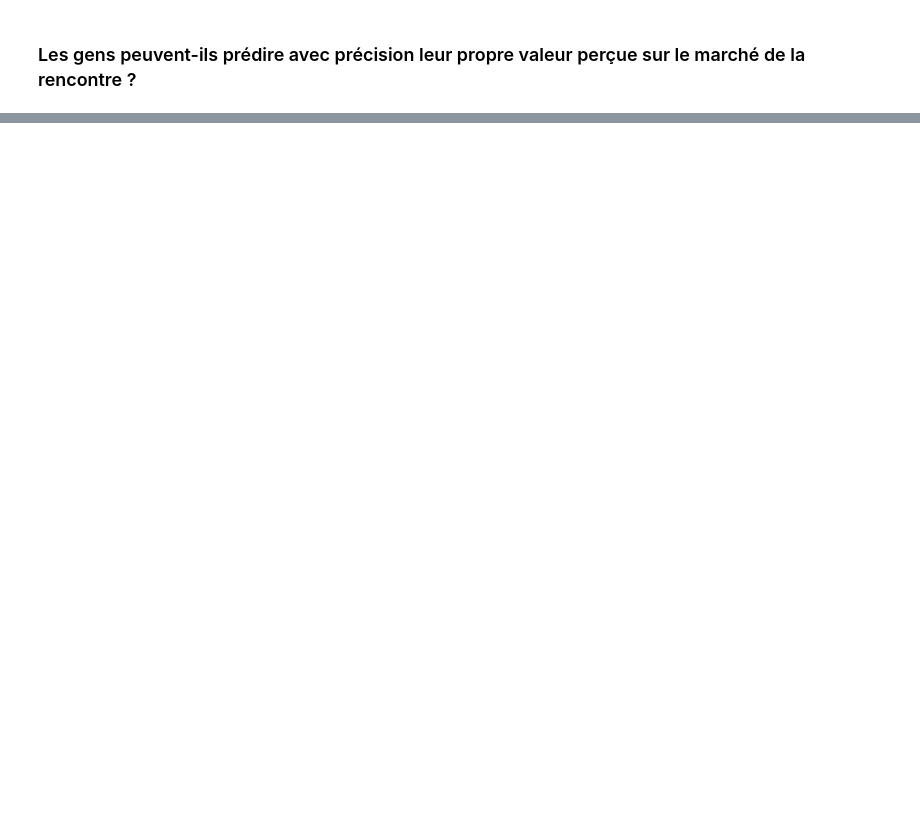
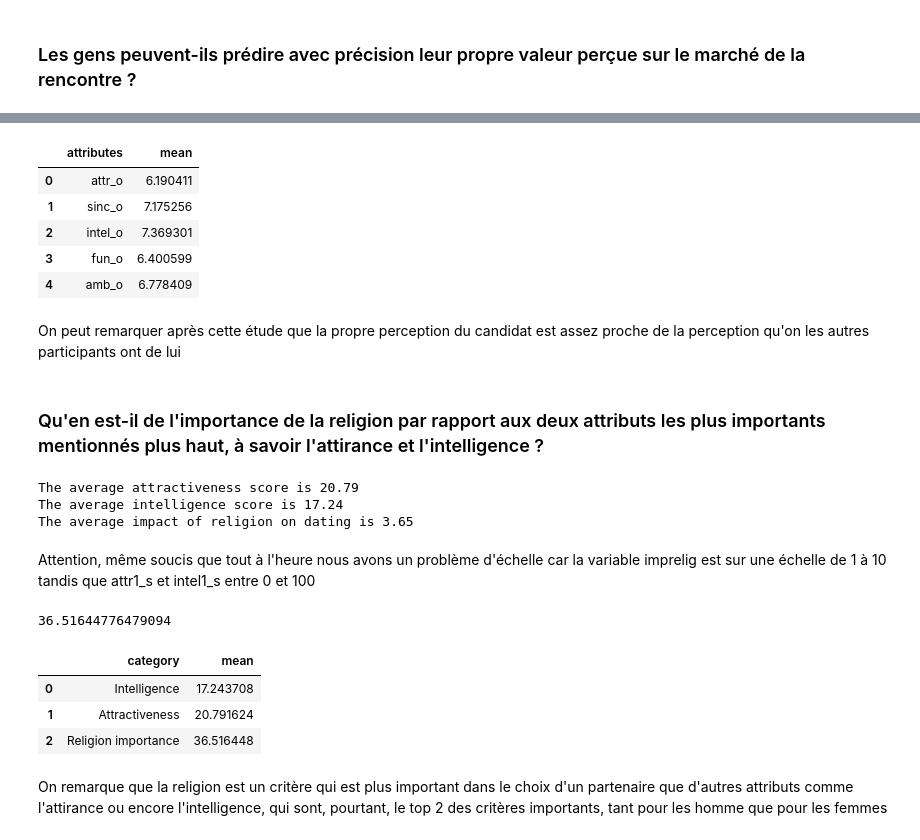
Before and after one commit to datA-jed/Tinder, a Jupyter notebook: speed_dating.ipynb, the cells around one changed output, grey strips where cells are left out. Drawn from its saved outputs; the diff is of its cells as text; code cells hidden in the pictures; blank space fills up the shorter version.

```diff
--- a/speed_dating.ipynb
+++ b/speed_dating.ipynb
@@ -408,0 +426,13 @@ On remarque que la race des participants a plus d'immact que les intérêts comm
+# %%
+list_partner_perception = ['attr_o','sinc_o', 'intel_o', 'fun_o', 'amb_o']
+partner_perception = df_wave_00[list_partner_perception].mean().reset_index(name='mean')
+partner_perception = partner_perception.rename(columns={'index': 'attributes'})
+
+partner_perception
+# %% [output]
+|  | attributes | mean |
+| 0 | attr_o | 6.190411 |
+| 1 | sinc_o | 7.175256 |
+| 2 | intel_o | 7.369301 |
+| 3 | fun_o | 6.400599 |
+| 4 | amb_o | 6.778409 |
@@ -408,0 +464,18 @@ On remarque que la race des participants a plus d'immact que les intérêts comm
+# %% [markdown]
+On peut remarquer après cette étude que la propre perception du candidat est assez proche de la perception qu'on les autres participants ont de lui
+# %% [markdown]
+### Qu'en est-il de l'importance de la religion par rapport aux deux attributs les plus importants mentionnés plus haut, à savoir l'attirance et l'intelligence ?
+# %%
+attractiveness = df_wave_02['attr1_s'].mean()
+intelligence = df_wave_02['intel1_s'].mean()
+imp_religion = df_wave_00['imprelig'].mean()
+
+print(f"The average attractiveness score is {attractiveness:.2f}")
+print(f"The average intelligence score is {intelligence:.2f}")
+print(f"The average impact of religion on dating is {imp_religion:.2f}")
+# %% [output]
+The average attractiveness score is 20.79
+The average intelligence score is 17.24
+The average impact of religion on dating is 3.65
+# %% [markdown]
+Attention, même soucis que tout à l'heure nous avons un problème d'échelle car la variable imprelig est sur une échelle de 1 à 10 tandis que attr1_s et intel1_s entre 0 et 100
@@ -408,0 +484,18 @@ On remarque que la race des participants a plus d'immact que les intérêts comm
+# %%
+imp_religion
+# %% [output]
+36.51644776479094
+# %%
+data = {
+    'category': ['Intelligence', 'Attractiveness', 'Religion importance'],
+    'mean': [intelligence, attractiveness, imp_religion]
+}
+
+importance_attributes_vs_religion = pd.DataFrame(data)
+
+display(importance_attributes_vs_religion)
+# %% [output]
+|  | category | mean |
+| 0 | Intelligence | 17.243708 |
+| 1 | Attractiveness | 20.791624 |
+| 2 | Religion importance | 36.516448 |
@@ -408,0 +514,2 @@ On remarque que la race des participants a plus d'immact que les intérêts comm
+# %% [markdown]
+On remarque que la religion est un critère qui est plus important dans le choix d'un partenaire que d'autres attributs comme l'attirance ou encore l'intelligence, qui sont, pourtant, le top 2 des critères importants, tant pour les homme que pour les femmes
```
Also changed, not shown: parts of 8 cells of this notebook.
